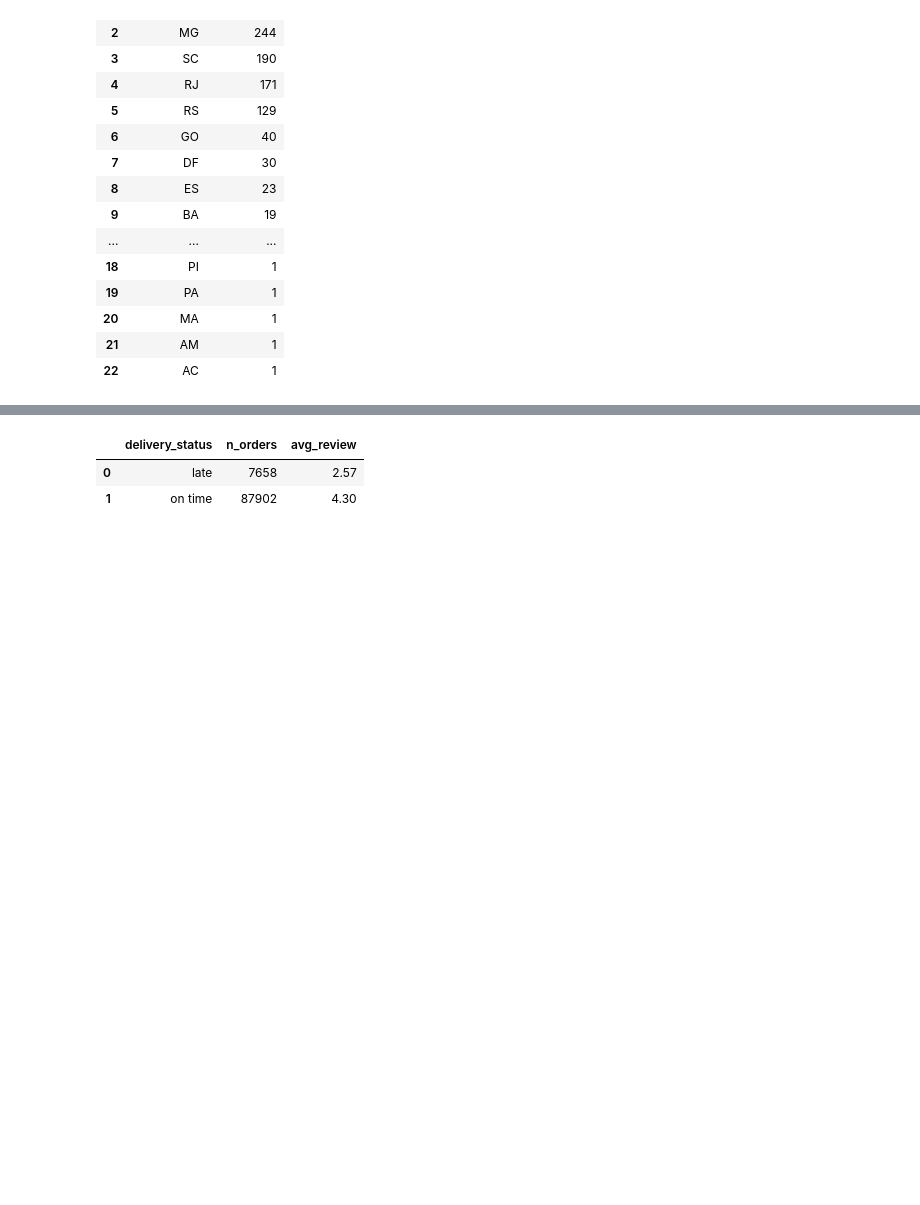
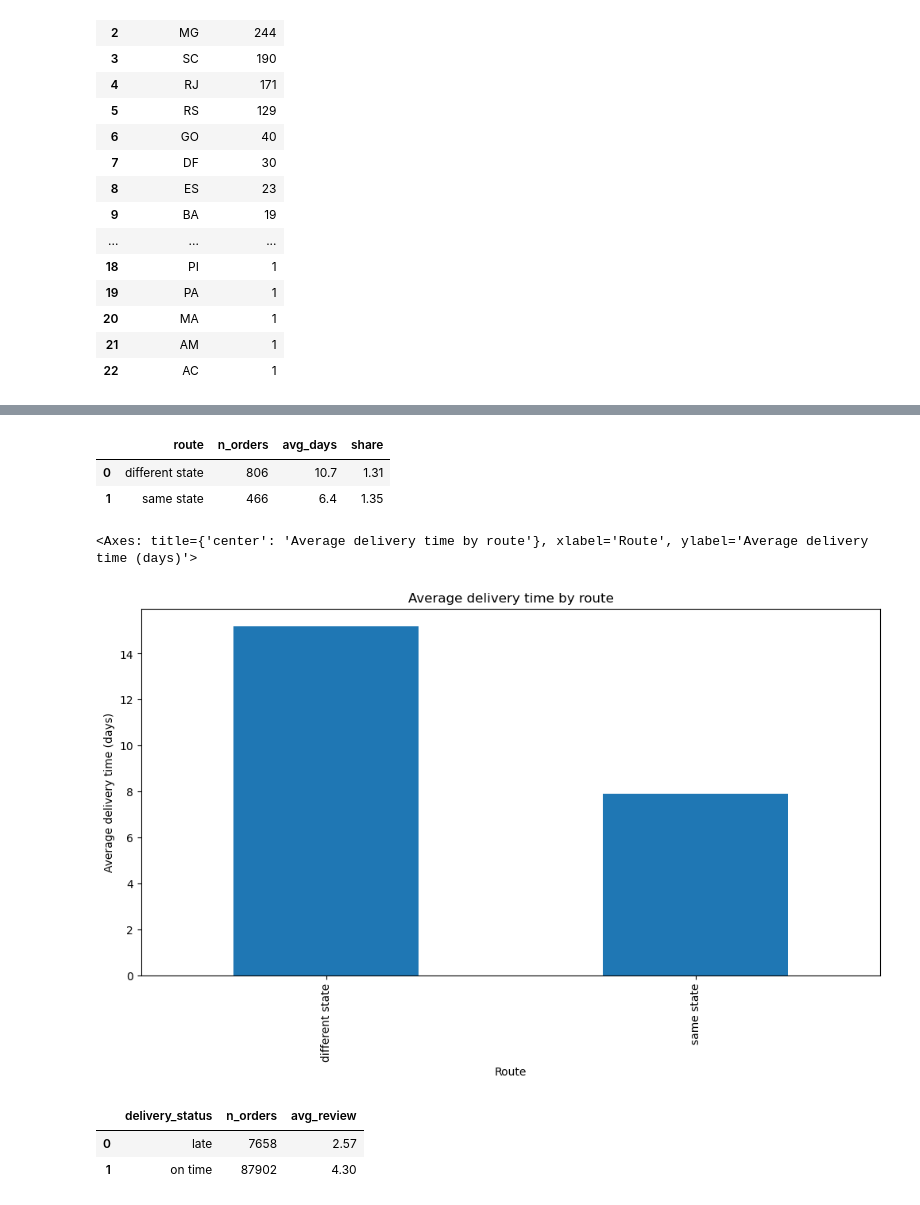
Before and after one commit to PedroAraigiH/olist-sql-analysis, a Jupyter notebook: analysis.ipynb, the cells around one changed output, grey strips where cells are left out. Cells and saved outputs as stored; diff of their text form; code cells hidden in the pictures; blank space fills up the shorter version.

```diff
--- a/analysis.ipynb
+++ b/analysis.ipynb
@@ -767,3 +826,75 @@ run("SELECT seller_state, COUNT(seller_id) AS nbr_sellers FROM sellers GROUP BY
+# %%
+df1 = run(f"""
+WITH multiple_seller_orders AS (
+    SELECT order_id, seller_id
+    FROM order_items
+    GROUP BY order_id
+    HAVING COUNT(DISTINCT seller_id) > 1
+)
+SELECT CASE WHEN customer_state = seller_state THEN 'same state' ELSE 'different state' END AS route,
+       COUNT(*) AS n_orders,
+       ROUND(AVG(JULIANDAY(o.order_delivered_customer_date) - JULIANDAY(o.order_purchase_timestamp)), 1) AS avg_days
+FROM orders o
+JOIN multiple_seller_orders x ON x.order_id = o.order_id
+JOIN sellers s ON x.seller_id = s.seller_id
+JOIN customers c ON o.customer_id = c.customer_id
+WHERE {SCOPE}
+GROUP BY route;
+""")
+df2 = run(f"""
+WITH single_seller_orders AS (
+    SELECT order_id, MIN(seller_id) AS seller_id
+    FROM order_items
+    GROUP BY order_id
+    HAVING COUNT(DISTINCT seller_id) = 1
+)
+SELECT CASE WHEN customer_state = seller_state THEN 'same state' ELSE 'different state' END AS route,
+       COUNT(*) AS n_orders,
+       ROUND(AVG(JULIANDAY(o.order_delivered_customer_date) - JULIANDAY(o.order_purchase_timestamp)), 1) AS avg_days
+FROM orders o
+JOIN single_seller_orders x ON x.order_id = o.order_id
+JOIN sellers s ON x.seller_id = s.seller_id
+JOIN customers c ON o.customer_id = c.customer_id
+WHERE {SCOPE}
+GROUP BY route;
+""")
+df1["share"]= (df1["n_orders"]/(df1["n_orders"]+df2["n_orders"]) *100).round(2)
+display(df1)
+# %% [output]
+|  | route | n_orders | avg_days | share |
+| 0 | different state | 806 | 10.7 | 1.31 |
+| 1 | same state | 466 | 6.4 | 1.35 |
+# %%
+df = run(f"""
+WITH single_seller_orders AS (
+    SELECT order_id, MIN(seller_id) AS seller_id
+    FROM order_items
+    GROUP BY order_id
+    HAVING COUNT(DISTINCT seller_id) = 1
+)
+SELECT CASE WHEN c.customer_state = s.seller_state THEN 'same state' ELSE 'different state' END AS route,
+       COUNT(*) AS n_orders,
+       ROUND(AVG(JULIANDAY(o.order_delivered_customer_date) - JULIANDAY(o.order_purchase_timestamp)), 1) AS avg_days
+FROM orders o
+JOIN single_seller_orders x ON x.order_id = o.order_id
+JOIN sellers s ON x.seller_id = s.seller_id
+JOIN customers c ON o.customer_id = c.customer_id
+WHERE {SCOPE}
+GROUP BY route;
+""")
+df.plot(
+    x="route",
+    y="avg_days",
+    kind="bar",
+    title="Average delivery time by route",
+    xlabel="Route",
+    ylabel="Average delivery time (days)",
+    legend=False,
+    figsize=(12, 6)
+)
+# %% [output]
+<Axes: title={'center': 'Average delivery time by route'}, xlabel='Route', ylabel='Average delivery time (days)'>
+[figure, added]
 # %%
 run(f"WITH review_per_order AS (SELECT order_id, AVG(review_score) AS review_score FROM order_reviews GROUP BY order_id), delivery AS (SELECT o.order_id, CASE WHEN o.order_delivered_customer_date > o.order_estimated_delivery_date THEN 'late' ELSE 'on time' END AS delivery_status FROM orders o WHERE {SCOPE}) SELECT d.delivery_status, COUNT(*) AS n_orders, ROUND(AVG(r.review_score), 2) AS avg_review FROM delivery d JOIN review_per_order r ON r.order_id = d.order_id GROUP BY d.delivery_status;")
 # %% [output]
```
Also changed, not shown: parts of 8 cells of this notebook, 5 other files.
